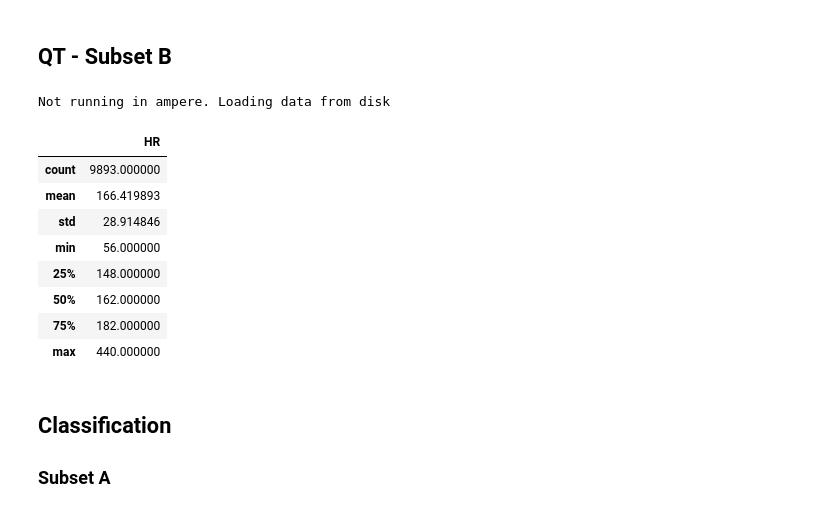
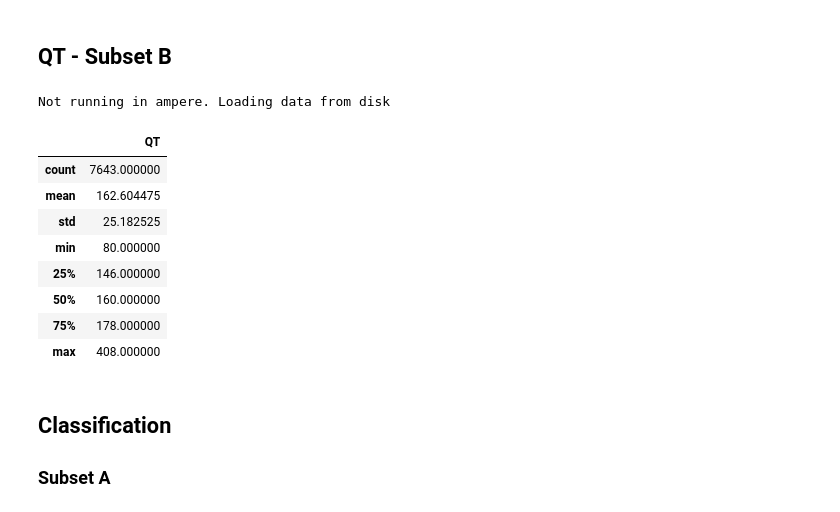
Before and after one commit to cepdnaclk/e18-4yp-GPU-Acceleration-for-Deep-Learning-based-Comprehensive-ECG-analysis, a Jupyter notebook: code/ptb-xl-plus-class-distribution.ipynb, the cells around one changed output. Cells and saved outputs as stored; diff of their text form; code cells hidden in the pictures.

```diff
--- a/code/ptb-xl-plus-class-distribution.ipynb
+++ b/code/ptb-xl-plus-class-distribution.ipynb
@@ -176,25 +176,25 @@ Not running in ampere. Loading data from disk
 # %%
 datasetA = PTB_XL_PLUS_ECGDataset(num_of_leads=8, sub_dataset=SUB_DATASET_B, is_classification=False, parameter=QT_PARAMETER)
 
 values = []
 
 for i in datasetA:
     values.append(float(i[1]))
 
-df = pd.DataFrame(values, columns=['HR'])
+df = pd.DataFrame(values, columns=['QT'])
 
 df.describe()
 # %% [output]
 Not running in ampere. Loading data from disk
-|  | HR |
-| count | 9893.000000 |
-| mean | 166.419893 |
-| std | 28.914846 |
-| min | 56.000000 |
-| 25% | 148.000000 |
-| 50% | 162.000000 |
-| 75% | 182.000000 |
-| max | 440.000000 |
+|  | QT |
+| count | 7643.000000 |
+| mean | 162.604475 |
+| std | 25.182525 |
+| min | 80.000000 |
+| 25% | 146.000000 |
+| 50% | 160.000000 |
+| 75% | 178.000000 |
+| max | 408.000000 |
 # %% [markdown]
 ## Classification
 ### Subset A
```
Also changed, not shown: parts of 9 cells of this notebook, 1 other file.
